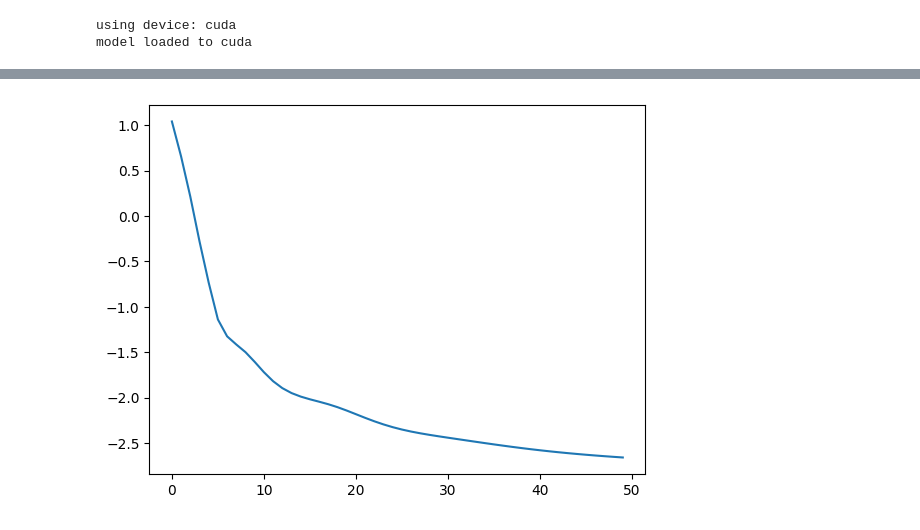
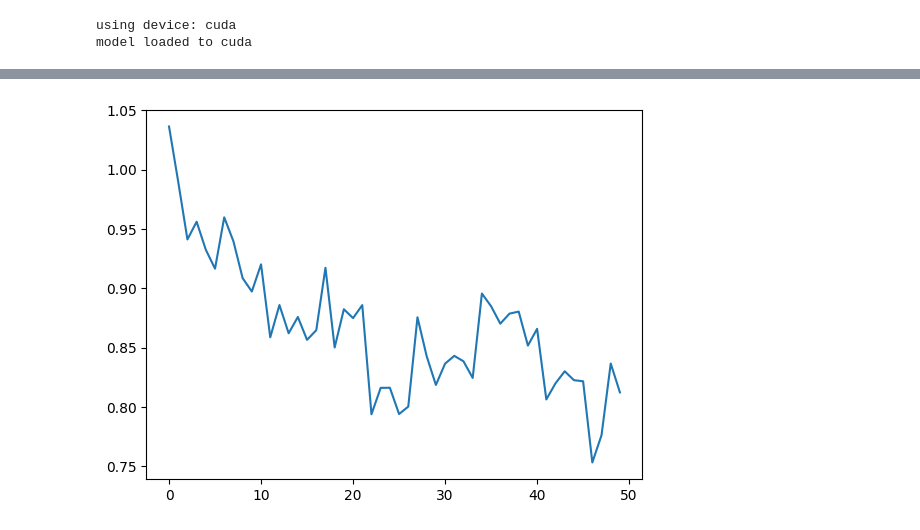
Before and after one commit to j4orz/piconn, a Jupyter notebook: 4-gpt2.ipynb, the cells around one changed output, grey strips where cells are left out. Saved outputs shown, nothing was run; the diff lists cells and outputs as text; code cells hidden in the pictures.

Commit message:
sanity check gpt2 training loop

```diff
--- a/4-gpt2.ipynb
+++ b/4-gpt2.ipynb
@@ -235,47 +234,59 @@ model loaded to cuda
         08. 10.8m united embedding and head
         09. 08.2m value and embed skip connections, momentum warmup, logit softcap
         10. 07.8m bfloat16 act
-        11. 07.2m u-net pattern skip cojnnections, double lr
+        11. 07.2m u-net pattern skip connections, double lr
         12. 05.0m 1024-ctx dense causal attn -> 64K-ctx flex attention
         13. 04.6m attention window warmup
         14. 04.4m value embededdings
 """
+import torch
+import tiktoken
 
 # 1. dataloader
-import torch
+class DataLoaderLite:
+    def __init__(self, B, T):
+        self.B = B
+        self.T = T
+        with open('./data/shakespeare.txt', 'r') as f:
+            text = f.read()
+        encoder = tiktoken.get_encoding('gpt2')
+        self.tokens = torch.tensor(encoder.encode(text))
+        self.i = 0
 
-# tokenize
-B, T = 4, 8
-with open('./data/shakespeare.txt', 'r') as f:
-    text = f.read()
-text = text[:1000]
-# vocab = sorted(list(set(''.join(text))))
-# V = len(vocab)
-import tiktoken
-encoder = tiktoken.get_encoding('gpt2')
-tokens = encoder.encode(text)
-data = torch.tensor(tokens[:(B*T + 1)])
-X_BT, Y_BT = data[:-1].view(B, T), data[1:].view(B, T)
-X_BT, Y_BT = X_BT.to(device), Y_BT.to(device)
+        print(f"loaded {len(self.tokens)} tokens")
+        print(f"1 epoch = {len(self.tokens) // (B*T)} batches")
 
-print(X_BT)
-print(Y_BT)
-for b in range(B):
-    print('batch', b)
-    for t in range(T):
-        context = X_BT[b, :t+1]
-        target = Y_BT[b, t]
-        print('x:', context, '->', 'y:', target)
+    def next_batch(self):
+        B, T = self.B, self.T
+        tokens = self.tokens[self.i:self.i+(B*T+1)]
+        X_BT, Y_BT = tokens[:-1].view(B,T), tokens[1:].view(B,T)
+        self.i += B*T
+        if self.i + (B*T+1) > len(self.tokens):
+            self.i = 0
 
-print("==========================================")
+        return X_BT, Y_BT
+# print(X_BT)
+# print(Y_BT)
+# for b in range(B):
+#     print('batch', b)
+#     for t in range(T):
+#         context = X_BT[b, :t+1]
+#         target = Y_BT[b, t]
+#         print('x:', context, '->', 'y:', target)
+
+# print("==========================================")
 
 # 2. training loop
 import matplotlib.pyplot as plt
 %matplotlib inline
+
+train_loader = DataLoaderLite(B=4, T=32)
 optimizer = torch.optim.AdamW(model.parameters(), lr=3e-4)
-
 steps, losses = [], []
 for step in range(50):
+    X_BT, Y_BT = train_loader.next_batch()
+    X_BT, Y_BT = X_BT.to(device), Y_BT.to(device)
+
     # 1. forward
     optimizer.zero_grad()
     logits_BTV, loss = model(X_BT, Y_BT)
@@ -311,4 +322,4 @@ step: 49, loss: 0.00218873075209558
-[figure, old version]
+[figure, new version]
 # %%
 B, T_MAX = 5, 30
 model.eval()
```
Also changed, not shown: parts of 3 cells of this notebook, 1 other file.
